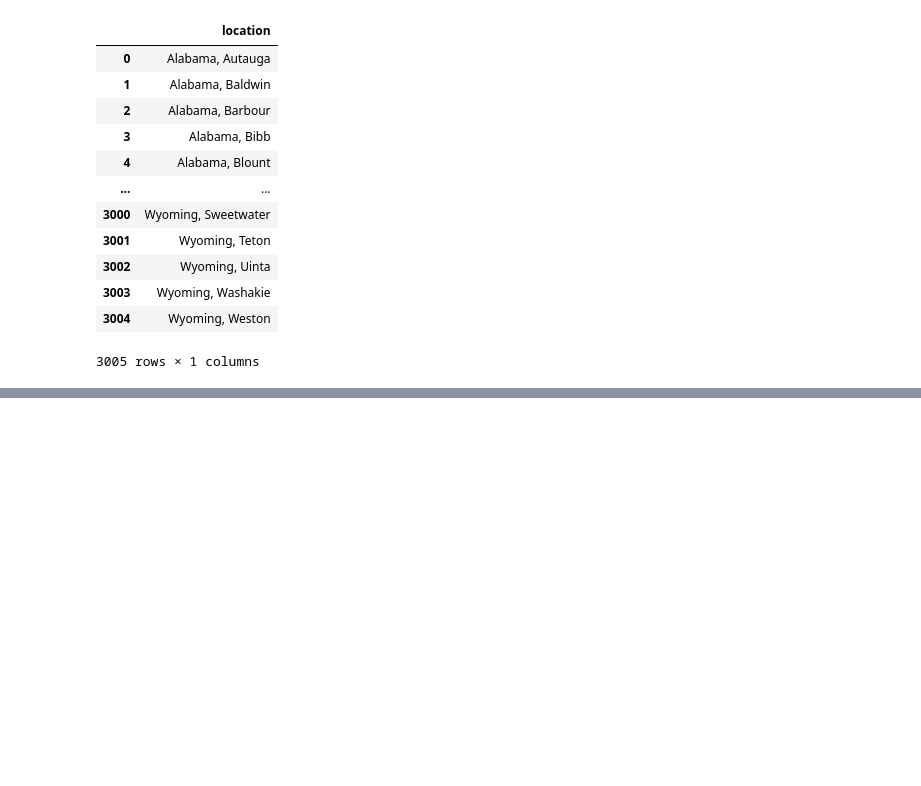
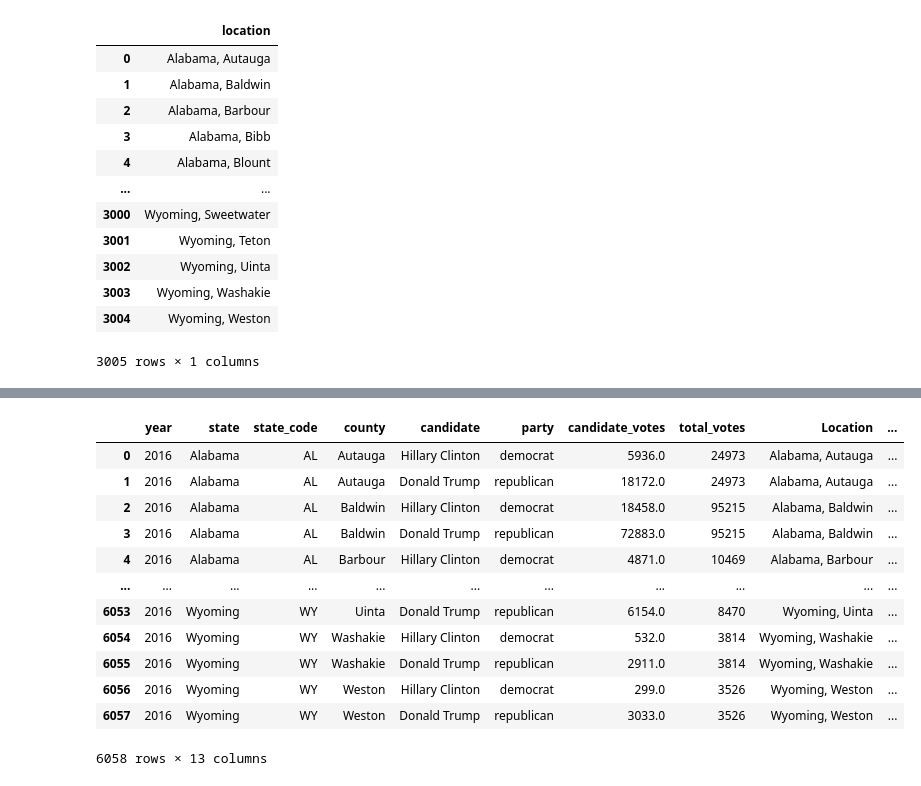
Before and after one commit to jennylynnramz/project1, a Jupyter notebook: county_check2016.ipynb, the cells around one changed output, grey strips where cells are left out. Saved outputs shown, nothing was run; the diff lists cells and outputs as text; code cells hidden in the pictures; blank space fills up the shorter version.

```diff
--- a/county_check2016.ipynb
+++ b/county_check2016.ipynb
@@ -167,3 +139,5 @@ election_result_locations_2016 = pd.merge(result_locations_2016, election_data_2
 # %%
 #view results, 6026 rows
 election_result_locations_2016
+
+election_result_locations_2016_drop = election_result_locations_2016.drop(["location"], axis=1)
@@ -210,2 +154,6 @@ census_result_locations_2016
+# %%
+census_result_locations_2016
+
+census_result_locations_2016_drop = census_result_locations_2016.drop(['location', '2000', '2001', '2002', '2003', '2005', '2006', '2007', '2008', '2009', '2010', '2011', '2012','2013', '2014', '2015', '2004'], axis=1)
 # %%
 #CENSUS data to CSV
@@ -212,0 +161,21 @@ census_result_locations_2016.to_csv(r'Resources/CENSUS_results_FINAL_LOCATIONS_2
+# %%
+census_AND_election_2016_1 = pd.merge(election_result_locations_2016_drop, census_result_locations_2016_drop, how='inner', left_on="Location", right_on="Location",
+         left_index=False, right_index=False, sort=True,
+         suffixes=('_x', '_y'), copy=True, indicator=False,
+         validate=None)
+# %%
+census_AND_election_2016_1
+# %% [output]
+|  | year | state | state_code | county | candidate | party | candidate_votes | total_votes | Location | ... |
+| 0 | 2016 | Alabama | AL | Autauga | Hillary Clinton | democrat | 5936.0 | 24973 | Alabama, Autauga | ... |
+| 1 | 2016 | Alabama | AL | Autauga | Donald Trump | republican | 18172.0 | 24973 | Alabama, Autauga | ... |
+| 2 | 2016 | Alabama | AL | Baldwin | Hillary Clinton | democrat | 18458.0 | 95215 | Alabama, Baldwin | ... |
+| 3 | 2016 | Alabama | AL | Baldwin | Donald Trump | republican | 72883.0 | 95215 | Alabama, Baldwin | ... |
+| 4 | 2016 | Alabama | AL | Barbour | Hillary Clinton | democrat | 4871.0 | 10469 | Alabama, Barbour | ... |
+| ... | ... | ... | ... | ... | ... | ... | ... | ... | ... | ... |
+| 6053 | 2016 | Wyoming | WY | Uinta | Donald Trump | republican | 6154.0 | 8470 | Wyoming, Uinta | ... |
+| 6054 | 2016 | Wyoming | WY | Washakie | Hillary Clinton | democrat | 532.0 | 3814 | Wyoming, Washakie | ... |
+| 6055 | 2016 | Wyoming | WY | Washakie | Donald Trump | republican | 2911.0 | 3814 | Wyoming, Washakie | ... |
+| 6056 | 2016 | Wyoming | WY | Weston | Hillary Clinton | democrat | 299.0 | 3526 | Wyoming, Weston | ... |
+| 6057 | 2016 | Wyoming | WY | Weston | Donald Trump | republican | 3033.0 | 3526 | Wyoming, Weston | ... |
+6058 rows × 13 columns
```
Also changed, not shown: parts of 13 cells of this notebook, 10 other files.
